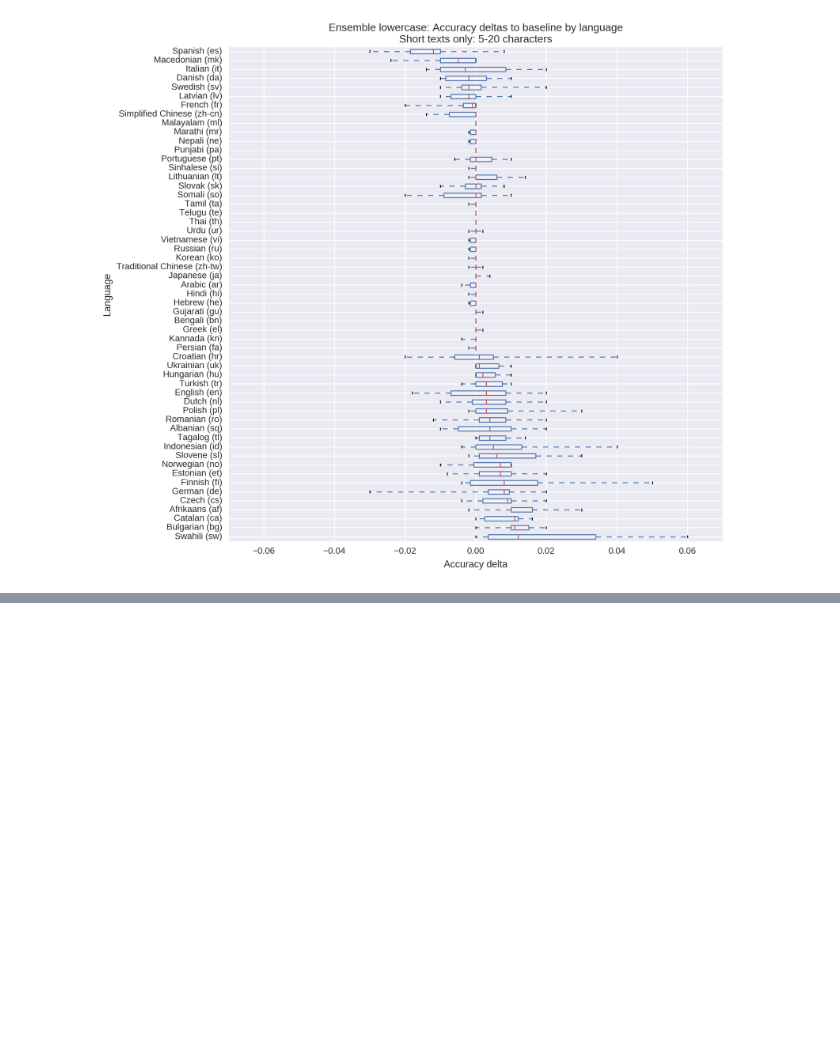
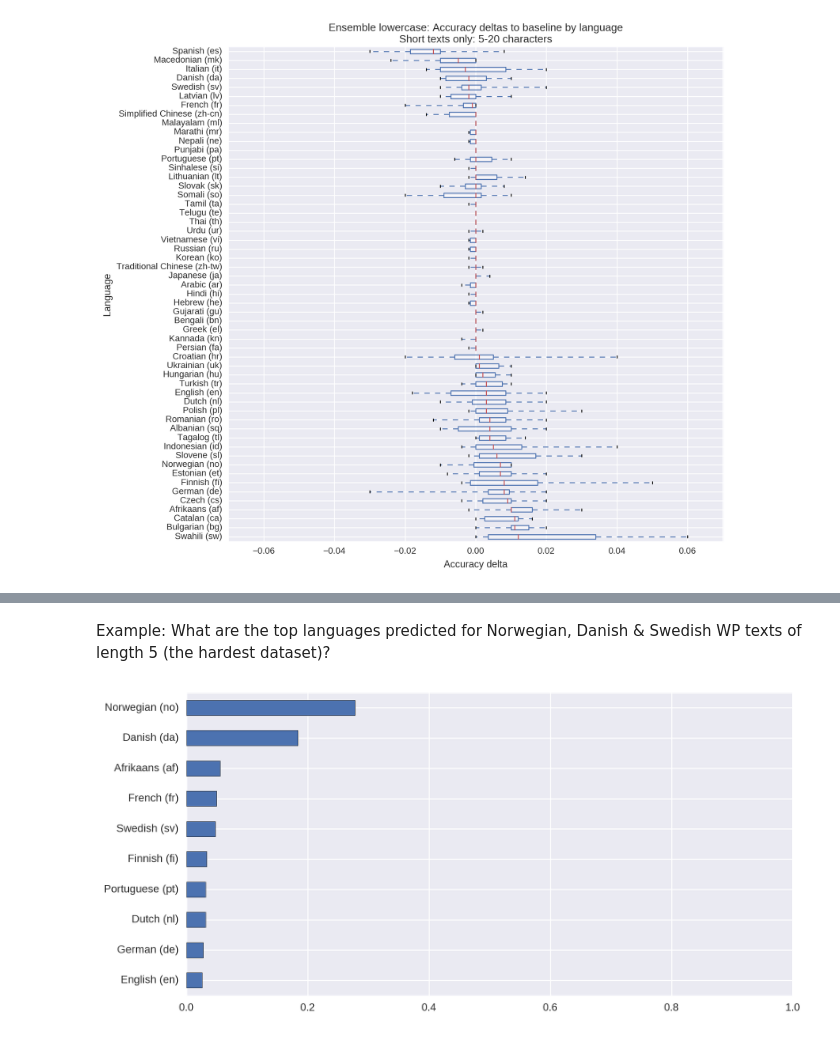
Before and after one commit to Automattic/elasticsearch-langdetect, a Jupyter notebook: experiments/Classification experiments - merged-average baseline.ipynb, the cells around one changed output, grey strips where cells are left out. Saved outputs shown, nothing was run; the diff lists cells and outputs as text; code cells hidden in the pictures; blank space fills up the shorter version.

Commit message:
Add confusion matrix experiment

```diff
--- a/experiments/Classification experiments - merged-average baseline.ipynb
+++ b/experiments/Classification experiments - merged-average baseline.ipynb
@@ -281,0 +311,14 @@ Mean delta: 0.001994
+# %%
+def read_confusion_matrix(dataset_name, substring_length, path='results/confusion-matrix.csv'):
+    df = pd.read_csv(path)
+    df = df[(df['datasetName'] == dataset_name) & (df['substringLength'] == substring_length)]
+    assert len(df) == 55
+    df.drop(RESULT_PARAM_COLS, axis=1, inplace=True)
+    df.set_index('actual', inplace=True)
+    for axis in (0, 1):
+        df.rename_axis({k: '{} ({})'.format(v, k) for k, v in LANGUAGE_CODE_TO_NAME.items()},
+                       axis=axis, inplace=True)
+    return df / df.sum(axis=1).iloc[0]
+
+confusion_matrix = read_confusion_matrix('wordpress-translations', substring_length=5)
+confusion_matrix.head().T.head().T
@@ -281,0 +333,10 @@ Mean delta: 0.001994
+# %% [markdown]
+Example: What are the top languages predicted for Norwegian, Danish & Swedish WP texts of length 5 (the hardest dataset)?
+# %%
+def plot_top_confused_languages(confusion_matrix, actual_language, num_top=10):
+    ax = confusion_matrix.ix[actual_language].sort_values()[-num_top:].plot.barh()
+    ax.set_xlim((0, 1))
+
+plot_top_confused_languages(confusion_matrix, 'Norwegian (no)')
+# %% [output]
+[figure, added]
```
Also changed, not shown: parts of 8 cells of this notebook, 2 other files.
